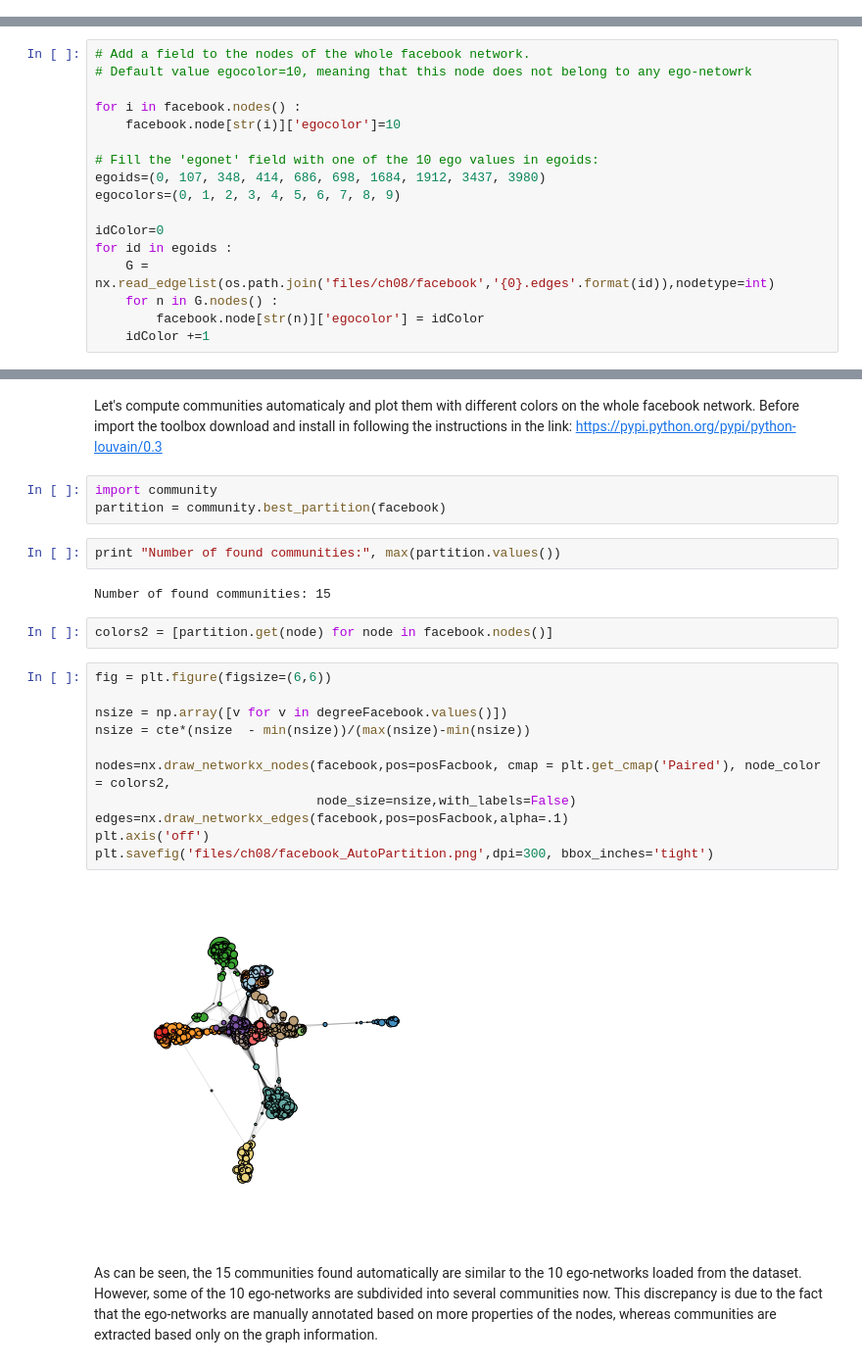
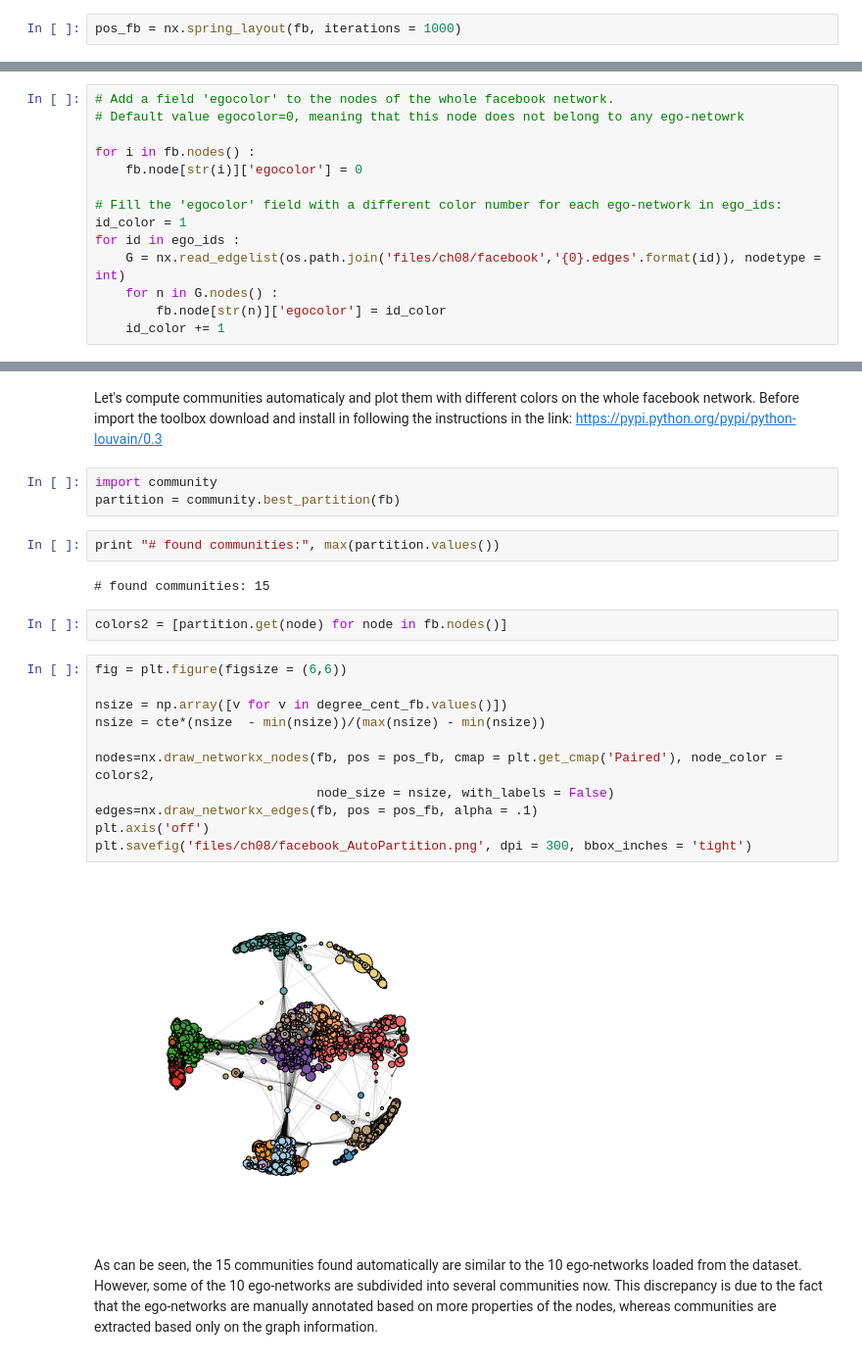
Before and after one commit to DataScienceUB/introduction-datascience-python-book, a Jupyter notebook: ch08_Network_Analysis.ipynb, the cells around one changed output, grey strips where cells are left out. Shown at 98% size. Drawn from its saved outputs; the diff is of its cells as text.

```diff
--- a/ch08_Network_Analysis.ipynb
+++ b/ch08_Network_Analysis.ipynb
@@ -326,0 +293,2 @@ plt.savefig('files/ch08/facebook_Closeness.png',dpi=300, bbox_inches='tight')
+# %%
+pos_fb = nx.spring_layout(fb, iterations = 1000)
@@ -559,20 +575,17 @@ As can be seen, there is intersection between the ego-networks in the Facebook n
 #### More drawings:
 Let's draw the ego-networks with different colors on the whole facebook network:
 # %%
-# Add a field to the nodes of the whole facebook network.
-# Default value egocolor=10, meaning that this node does not belong to any ego-netowrk
+# Add a field 'egocolor' to the nodes of the whole facebook network.
+# Default value egocolor=0, meaning that this node does not belong to any ego-netowrk
 
-for i in facebook.nodes() :
-    facebook.node[str(i)]['egocolor']=10
+for i in fb.nodes() :
+    fb.node[str(i)]['egocolor'] = 0
 
-# Fill the 'egonet' field with one of the 10 ego values in egoids:
-egoids=(0, 107, 348, 414, 686, 698, 1684, 1912, 3437, 3980)
-egocolors=(0, 1, 2, 3, 4, 5, 6, 7, 8, 9)
-
-idColor=0
-for id in egoids :
-    G = nx.read_edgelist(os.path.join('files/ch08/facebook','{0}.edges'.format(id)),nodetype=int)
+# Fill the 'egocolor' field with a different color number for each ego-network in ego_ids:
+id_color = 1
+for id in ego_ids :
+    G = nx.read_edgelist(os.path.join('files/ch08/facebook','{0}.edges'.format(id)), nodetype = int)
     for n in G.nodes() :
-        facebook.node[str(n)]['egocolor'] = idColor
-    idColor +=1
+        fb.node[str(n)]['egocolor'] = id_color
+    id_color += 1
 # %%
@@ -598,26 +611,26 @@ Before import the toolbox download and install in following the instructions in
 https://pypi.python.org/pypi/python-louvain/0.3
 # %%
 import community
-partition = community.best_partition(facebook)
+partition = community.best_partition(fb)
 # %%
-print "Number of found communities:", max(partition.values())
+print "# found communities:", max(partition.values())
 # %% [output]
-Number of found communities: 15
+# found communities: 15
 # %%
-colors2 = [partition.get(node) for node in facebook.nodes()]
+colors2 = [partition.get(node) for node in fb.nodes()]
 # %%
-fig = plt.figure(figsize=(6,6))
+fig = plt.figure(figsize = (6,6))
 
-nsize = np.array([v for v in degreeFacebook.values()])
-nsize = cte*(nsize  - min(nsize))/(max(nsize)-min(nsize))
+nsize = np.array([v for v in degree_cent_fb.values()])
+nsize = cte*(nsize  - min(nsize))/(max(nsize) - min(nsize))
 
-nodes=nx.draw_networkx_nodes(facebook,pos=posFacbook, cmap = plt.get_cmap('Paired'), node_color = colors2,
-                             node_size=nsize,with_labels=False)
-edges=nx.draw_networkx_edges(facebook,pos=posFacbook,alpha=.1)
+nodes=nx.draw_networkx_nodes(fb, pos = pos_fb, cmap = plt.get_cmap('Paired'), node_color = colors2,
+                             node_size = nsize, with_labels = False)
+edges=nx.draw_networkx_edges(fb, pos = pos_fb, alpha = .1)
 plt.axis('off')
-plt.savefig('files/ch08/facebook_AutoPartition.png',dpi=300, bbox_inches='tight')
+plt.savefig('files/ch08/facebook_AutoPartition.png', dpi = 300, bbox_inches = 'tight')
 # %% [output]
-[figure, old version]
+[figure, new version]
 # %% [markdown]
 As can be seen, the 15 communities found automatically are similar to the 10 ego-networks loaded from the dataset. However, some of the 10 ego-networks are subdivided into several communities now.
 This discrepancy is due to the fact that the ego-networks are manually annotated based on more properties of the nodes, whereas communities are extracted based only on the graph information.
```
Also changed, not shown: parts of 79 cells of this notebook.
